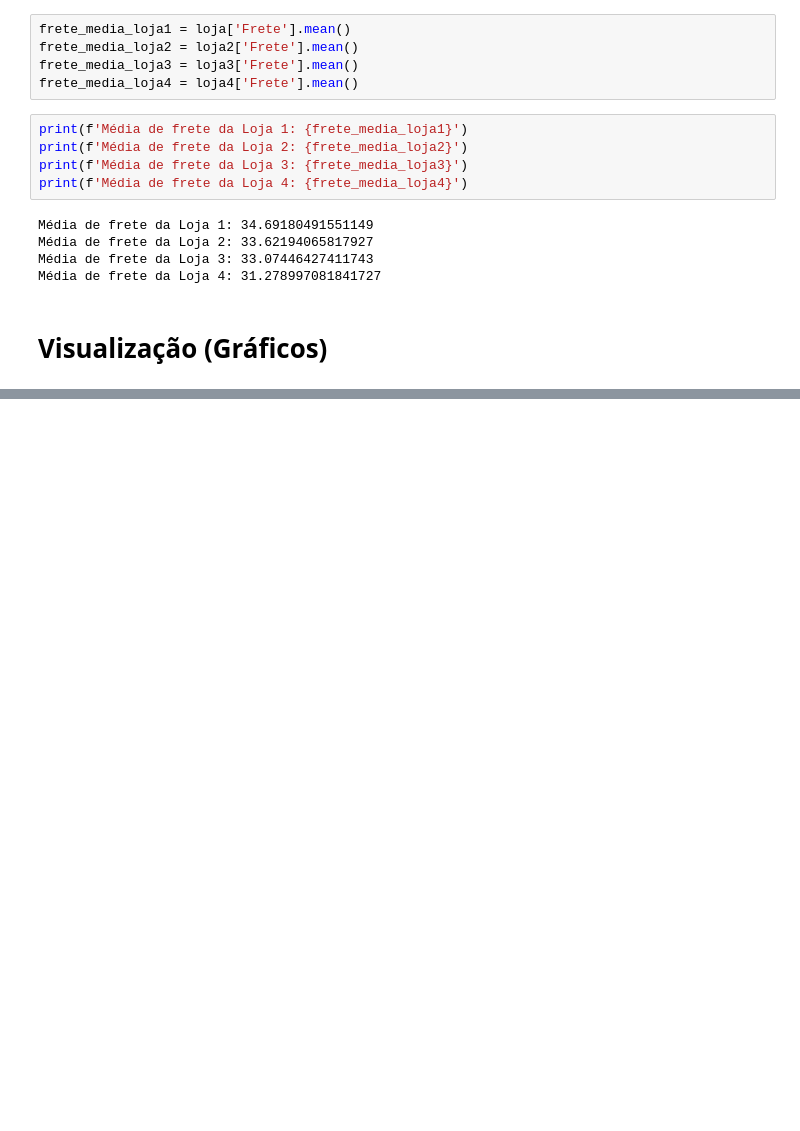
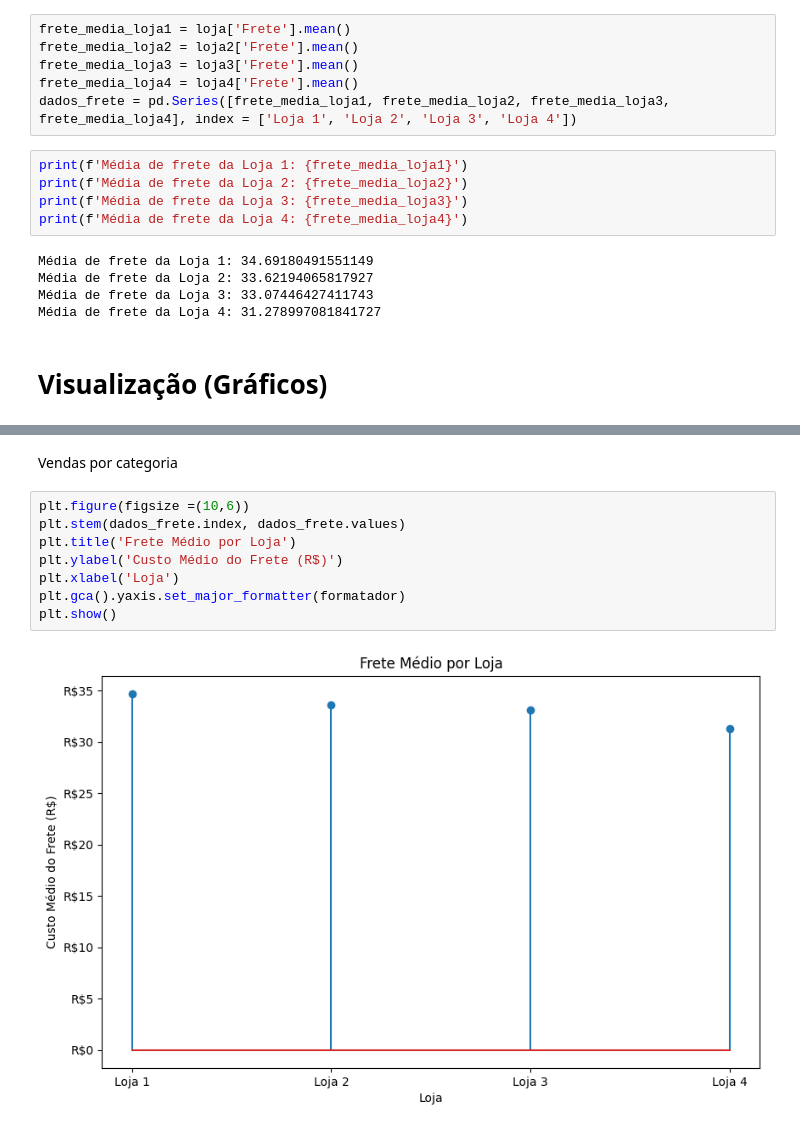
Before and after one commit to tama9-ball/challenge-alura-store, a Jupyter notebook: AluraStoreBrasil.ipynb, the cells around one changed output, grey strips where cells are left out. Saved outputs shown, nothing was run; the diff lists cells and outputs as text; blank space fills up the shorter version.

```diff
--- a/AluraStoreBrasil.ipynb
+++ b/AluraStoreBrasil.ipynb
@@ -140,6 +148,7 @@ frete_media_loja1 = loja['Frete'].mean()
 frete_media_loja2 = loja2['Frete'].mean()
 frete_media_loja3 = loja3['Frete'].mean()
 frete_media_loja4 = loja4['Frete'].mean()
+dados_frete = pd.Series([frete_media_loja1, frete_media_loja2, frete_media_loja3, frete_media_loja4], index = ['Loja 1', 'Loja 2', 'Loja 3', 'Loja 4'])
 # %%
 print(f'Média de frete da Loja 1: {frete_media_loja1}')
 print(f'Média de frete da Loja 2: {frete_media_loja2}')
@@ -156,0 +171,12 @@ Média de frete da Loja 4: 31.278997081841727
+# %% [markdown]
+Vendas por categoria
+# %%
+plt.figure(figsize =(10,6))
+plt.stem(dados_frete.index, dados_frete.values)
+plt.title('Frete Médio por Loja')
+plt.ylabel('Custo Médio do Frete (R$)')
+plt.xlabel('Loja')
+plt.gca().yaxis.set_major_formatter(formatador)
+plt.show()
+# %% [output]
+[figure, added]
```
Also changed, not shown: parts of 11 cells of this notebook.
